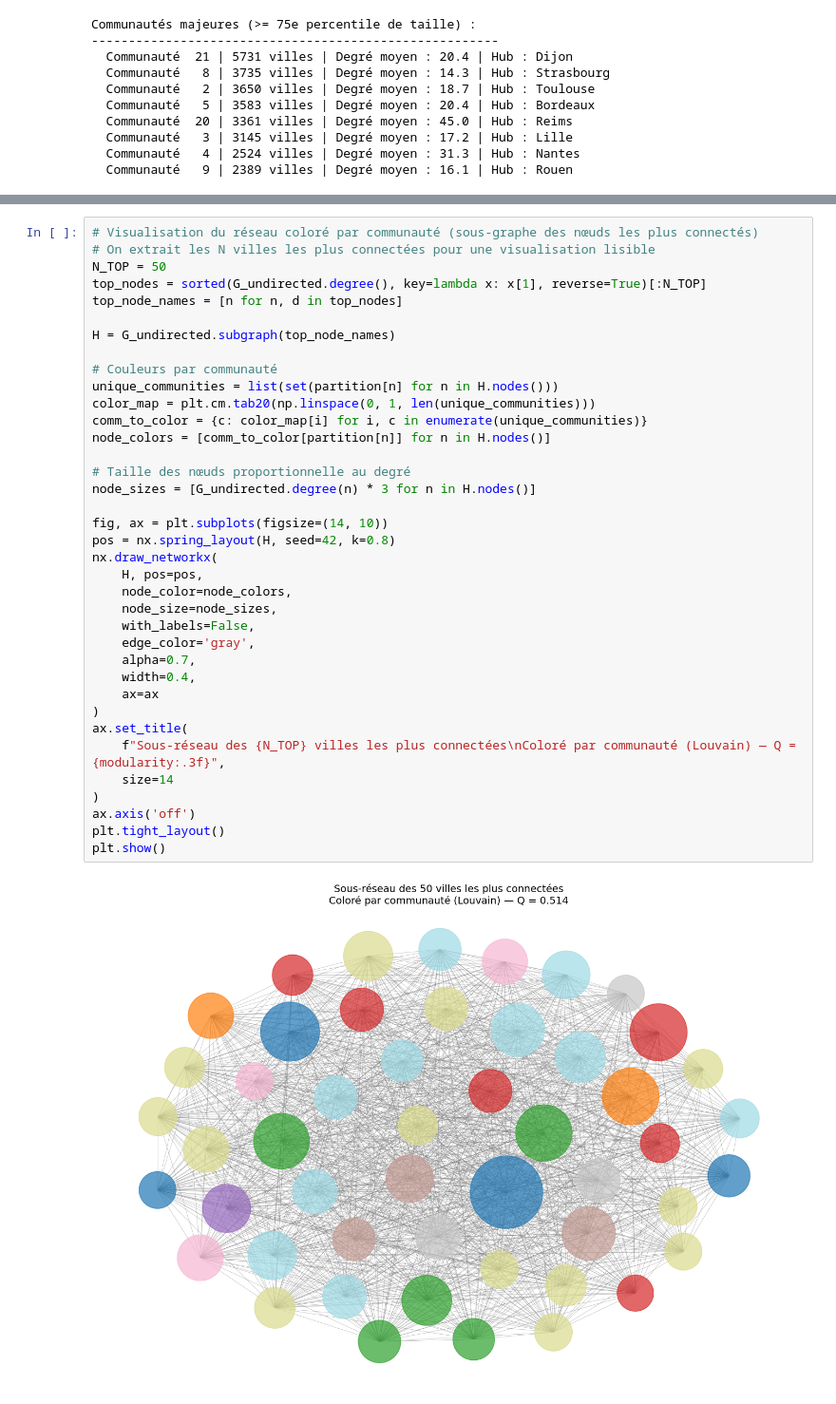
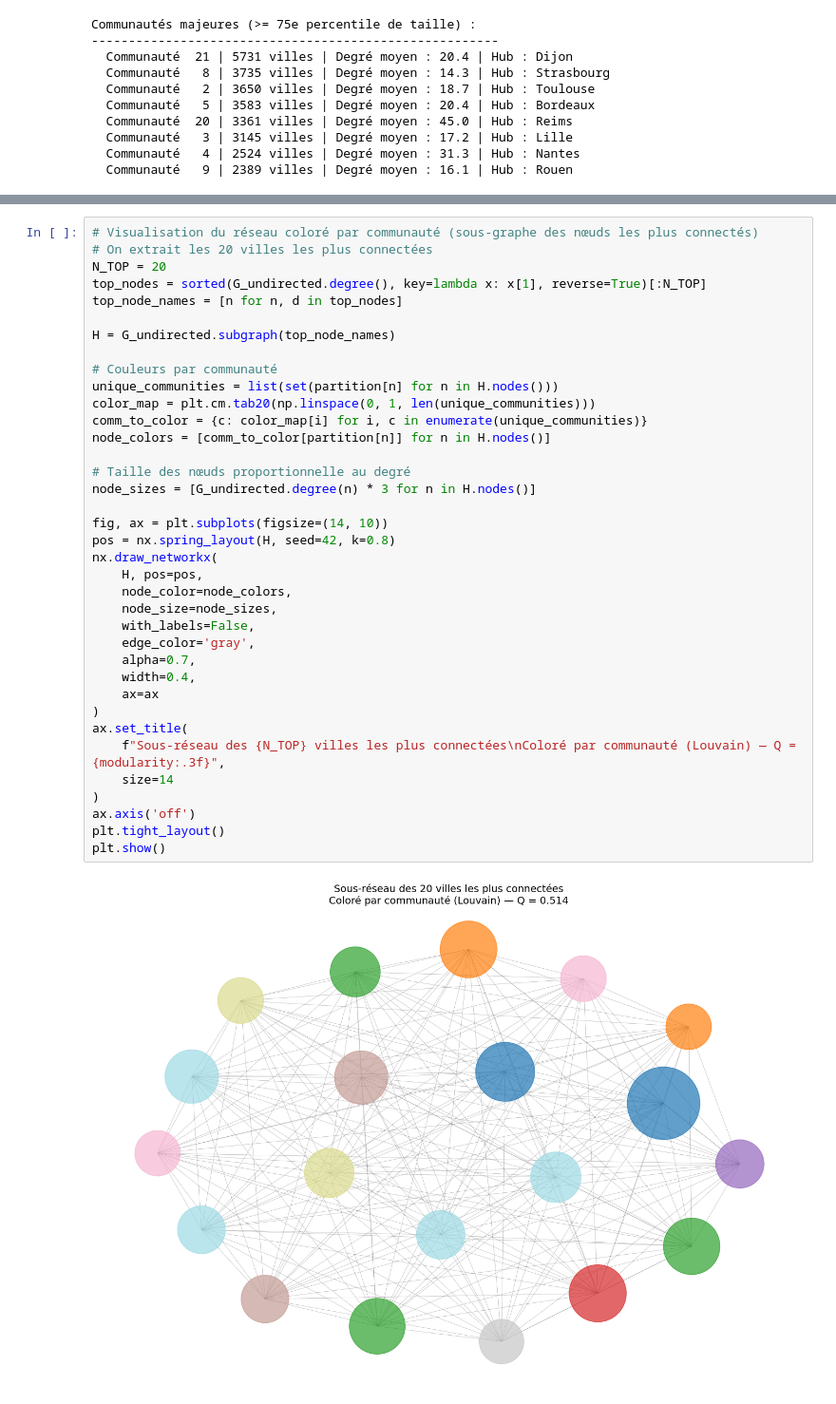
Before and after one commit to pouvoirdasha/migrations_villes, a Jupyter notebook: analyse_mobilites.ipynb, the cells around one changed output, grey strips where cells are left out. Shown at 95% size. Saved outputs shown, nothing was run; the diff lists cells and outputs as text.

```diff
--- a/analyse_mobilites.ipynb
+++ b/analyse_mobilites.ipynb
@@ -571,7 +502,7 @@ Modularité Q = 0.5140
 # %%
 # Visualisation du réseau coloré par communauté (sous-graphe des nœuds les plus connectés)
-# On extrait les N villes les plus connectées pour une visualisation lisible
-N_TOP = 50
+# On extrait les 20 villes les plus connectées
+N_TOP = 20
 top_nodes = sorted(G_undirected.degree(), key=lambda x: x[1], reverse=True)[:N_TOP]
 top_node_names = [n for n, d in top_nodes]
 
@@ -579,34 +510,34 @@ H = G_undirected.subgraph(top_node_names)
 
 # Couleurs par communauté
 unique_communities = list(set(partition[n] for n in H.nodes()))
 color_map = plt.cm.tab20(np.linspace(0, 1, len(unique_communities)))
 comm_to_color = {c: color_map[i] for i, c in enumerate(unique_communities)}
 node_colors = [comm_to_color[partition[n]] for n in H.nodes()]
 
 # Taille des nœuds proportionnelle au degré
 node_sizes = [G_undirected.degree(n) * 3 for n in H.nodes()]
 
 fig, ax = plt.subplots(figsize=(14, 10))
 pos = nx.spring_layout(H, seed=42, k=0.8)
 nx.draw_networkx(
     H, pos=pos,
     node_color=node_colors,
     node_size=node_sizes,
     with_labels=False,
     edge_color='gray',
     alpha=0.7,
     width=0.4,
     ax=ax
 )
 ax.set_title(
     f"Sous-réseau des {N_TOP} villes les plus connectées\nColoré par communauté (Louvain) — Q = {modularity:.3f}",
     size=14
 )
 ax.axis('off')
 plt.tight_layout()
 plt.show()
 # %% [output]
-[figure, old version]
+[figure, new version]
 # %% [markdown]
 ## 1.2 Louvain sur le graphe pondéré
 
```
Also changed, not shown: parts of 42 cells of this notebook.
